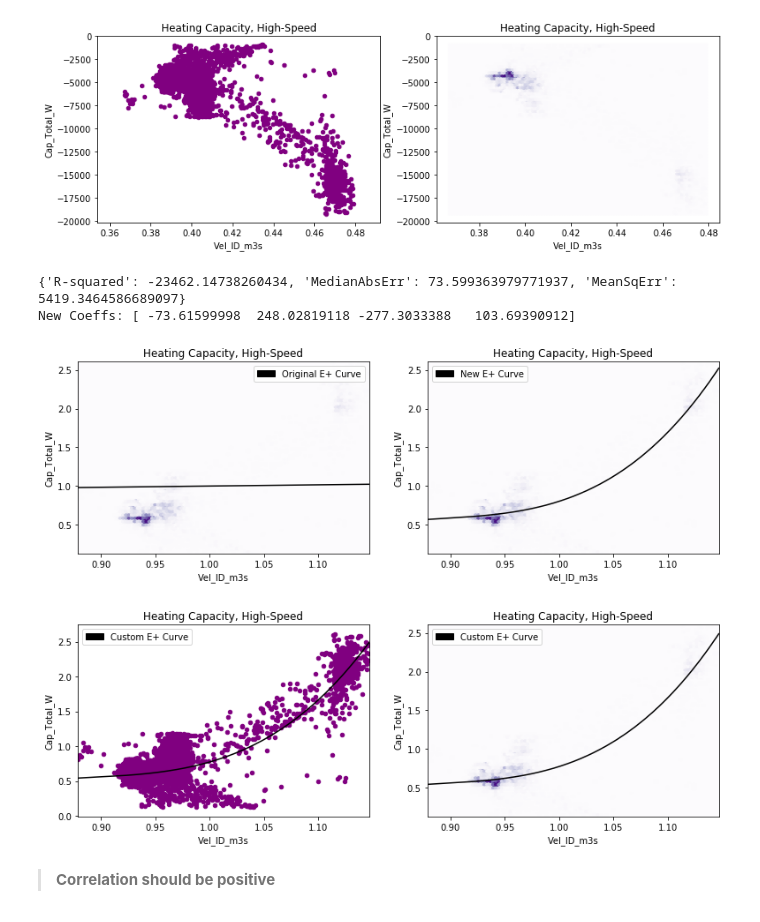
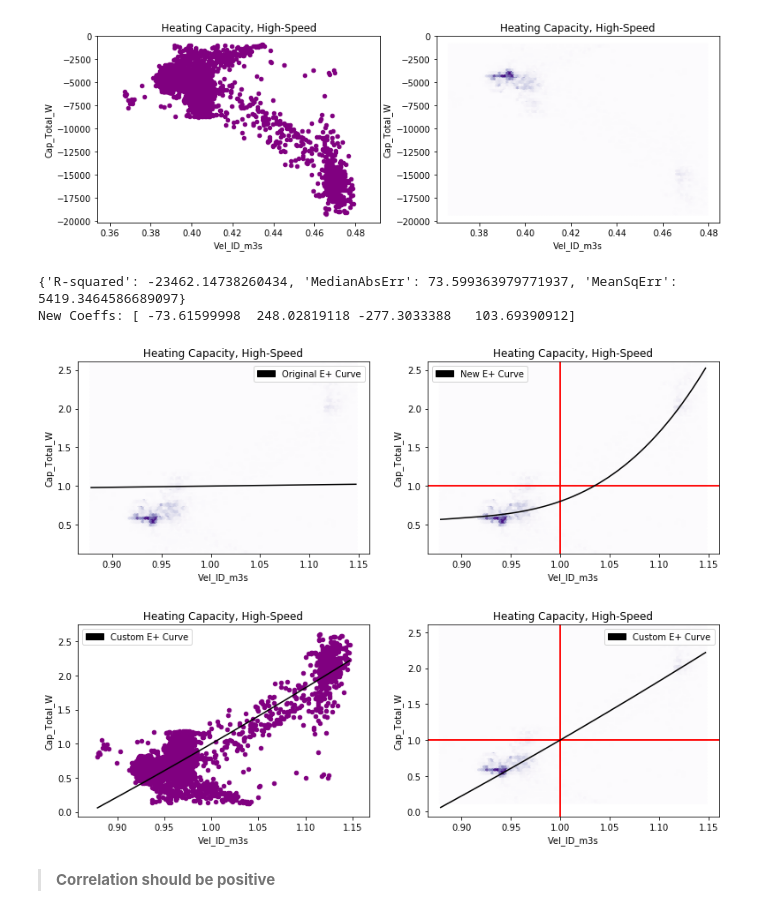
Before and after one commit to Matthew-Boyd/HVAC_AAON, a Jupyter notebook: HVAC.ipynb, the cells around one changed output. Cells and saved outputs as stored; diff of their text form; code cells hidden in the pictures.

Commit message:
Adjust custom coeffs so curves pass through rating conditions

```diff
--- a/HVAC.ipynb
+++ b/HVAC.ipynb
@@ -693,49 +727,52 @@ orig_coeffs['Cooling']['High-Speed'] = orig_coeffs['Cooling']['Low-Speed']
 orig_coeffs['Heating']['High-Speed'] = orig_coeffs['Heating']['Low-Speed']
 
 coeffs_ = orig_coeffs[state][spd_str]
 if len(coeffs_) == 3:
-    plot_quad(df_norm_ss, xname='Vel_ID_m3s', yname='Cap_Total_W', coeffs=coeffs_,
-              color='Purple', title_=state + ' Capacity, ' + spd_str, legend_='Original E+ Curve', axis_=axes[0])
+    plot_quad(df_norm_ss, xname='Vel_ID_m3s', yname='Cap_Total_W', coeffs=coeffs_, color='Purple',
+              title_=state + ' Capacity, ' + spd_str, legend_='Original E+ Curve', axis_=axes[0], x0=1)
 elif len(coeffs_) == 4:
-    plot_cubic(df_norm_ss, xname='Vel_ID_m3s', yname='Cap_Total_W', coeffs=coeffs_,
-               color='Purple', title_=state + ' Capacity, ' + spd_str, legend_='Original E+ Curve', axis_=axes[0])
+    plot_cubic(df_norm_ss, xname='Vel_ID_m3s', yname='Cap_Total_W', coeffs=coeffs_, color='Purple',
+               title_=state + ' Capacity, ' + spd_str, legend_='Original E+ Curve', axis_=axes[0], x0=1)
 
 
 # New
 # Create regressions
 new_coeffs, stats = regr_cubic(x=df_norm_ss.Vel_ID_m3s.as_matrix(),
                                y=df_norm_ss.Cap_Total_W.as_matrix())
 
 print(stats); print('New Coeffs: {0}'.format(new_coeffs))
-plot_cubic(df_norm_ss, xname='Vel_ID_m3s', yname='Cap_Total_W', coeffs=new_coeffs,
-           color='Purple', title_=state + ' Capacity, ' + spd_str, legend_='New E+ Curve', axis_=axes[1])
+plot_cubic(df_norm_ss, xname='Vel_ID_m3s', yname='Cap_Total_W', coeffs=new_coeffs, color='Purple',
+           title_=state + ' Capacity, ' + spd_str, legend_='New E+ Curve', axis_=axes[1], x0=1)
 
 
 # Evaluate curves using custom fits
 # quadratic form: y = C1 + C2*x + C3*x^2
 # cubic form: y = C1 + C2*x + C3*x^2 + C4*x^3
-custom_coeffs_ = {'Cooling': {'Low-Speed': (0, 0, 1),
-                              'High-Speed': (0, 0, 0.85)},
-                  'Heating': {'Low-Speed': (0, 0.98, 0, 0),
-                              'High-Speed': (-73.616, 248, -277.3, 103.69)}}
+custom_coeffs_ = {'Cooling': {'Low-Speed': (0, 0, 0.995),
+#                               'High-Speed': (0, 0, 0.85)},   # good, but misses rating point
+                              'High-Speed': (-1, 0, 2)},
+                  'Heating': {'Low-Speed': (-0.1, 1.1, 0, 0),
+#                               'High-Speed': (-73.616, 248, -277.3, 103.69)}}
+#                               'High-Speed': (-7.25, 8.3, 0, 0)}}
+                              'High-Speed': (-5, 4, 2, 0)}}
 custom_coeffs = custom_coeffs_[state][spd_str]
 
 fig, axes = plt.subplots(nrows=1, ncols=2, figsize=(13, 4))
 if len(custom_coeffs) == 3:
     plot_quad(df_norm_ss, xname='Vel_ID_m3s', yname='Cap_Total_W', coeffs=custom_coeffs, color='Purple',
-              title_=state + ' Capacity, ' + spd_str, legend_='Custom E+ Curve', axis_=axes[0], type_='scatter')
+              title_=state + ' Capacity, ' + spd_str, legend_='Custom E+ Curve', axis_=axes[0], x0=1, type_='scatter')
     plot_quad(df_norm_ss, xname='Vel_ID_m3s', yname='Cap_Total_W', coeffs=custom_coeffs, color='Purple',
-              title_=state + ' Capacity, ' + spd_str, legend_='Custom E+ Curve', axis_=axes[1], type_='hex')
+              title_=state + ' Capacity, ' + spd_str, legend_='Custom E+ Curve', axis_=axes[1], x0=1, type_='hex')
 elif len(custom_coeffs) == 4:
     plot_cubic(df_norm_ss, xname='Vel_ID_m3s', yname='Cap_Total_W', coeffs=custom_coeffs, color='Purple',
-               title_=state + ' Capacity, ' + spd_str, legend_='Custom E+ Curve', axis_=axes[0], type_='scatter')
+               title_=state + ' Capacity, ' + spd_str, legend_='Custom E+ Curve', axis_=axes[0], x0=1, type_='scatter')
     plot_cubic(df_norm_ss, xname='Vel_ID_m3s', yname='Cap_Total_W', coeffs=custom_coeffs, color='Purple',
-               title_=state + ' Capacity, ' + spd_str, legend_='Custom E+ Curve', axis_=axes[1], type_='hex')
+               title_=state + ' Capacity, ' + spd_str, legend_='Custom E+ Curve', axis_=axes[1], x0=1, type_='hex')
 # %% [output]
 {'R-squared': -23462.14738260434, 'MedianAbsErr': 73.599363979771937, 'MeanSqErr': 5419.3464586689097}
 New Coeffs: [ -73.61599998  248.02819118 -277.3033388   103.69390912]
-[figure, old version]
+[figure, new version]
-[figure, old version]
+[figure, new version]
 # %% [markdown]
 > **Correlation should be positive**
 # %% [markdown]
```
Also changed, not shown: parts of 9 cells of this notebook.
